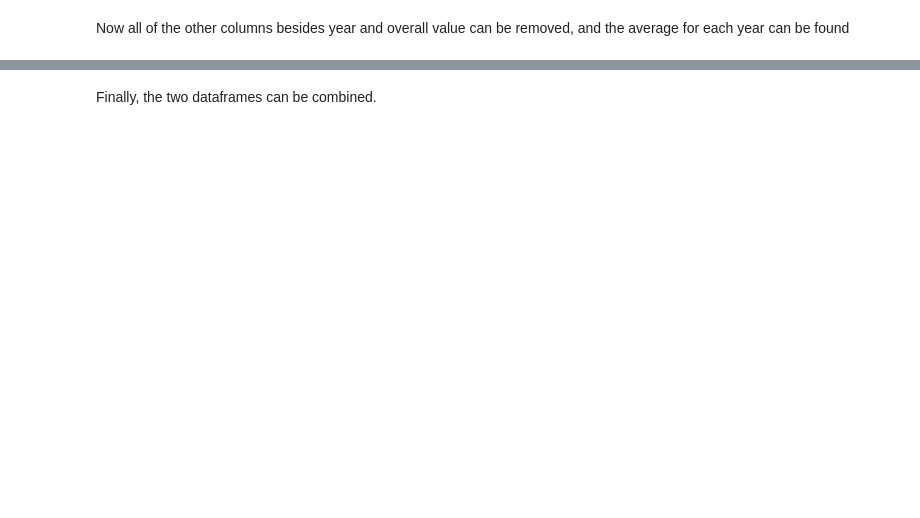
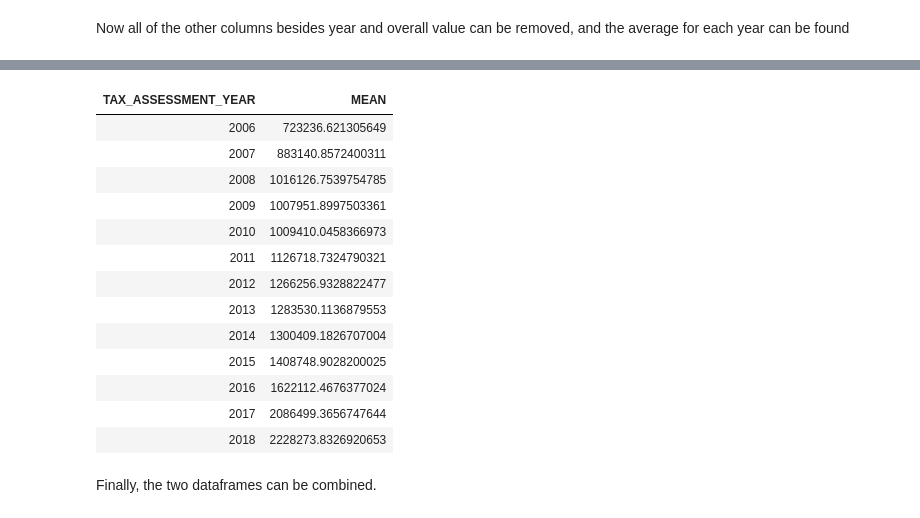
Before and after one commit to lukejohnhansen/Van-Crime, a Jupyter notebook: vancouver_crimes.ipynb, the cells around one changed output, grey strips where cells are left out. Cells and saved outputs as stored; diff of their text form; code cells hidden in the pictures; blank space fills up the shorter version.

```diff
--- a/vancouver_crimes.ipynb
+++ b/vancouver_crimes.ipynb
@@ -315,2 +273,27 @@ Now all of the other columns besides year and overall value can be removed, and
+# %%
+from pyspark.sql.functions import mean
+
+prop_df = (prop_df
+    .groupBy("TAX_ASSESSMENT_YEAR")
+    .agg(mean("OVERALL_VALUE").alias("MEAN"))
+    .filter(prop_df["TAX_ASSESSMENT_YEAR"] >= 2006)
+    .filter(prop_df["TAX_ASSESSMENT_YEAR"] <= 2019)
+    .orderBy("TAX_ASSESSMENT_YEAR", ascending=True))
+display(prop_df)
+# %% [output]
+| TAX_ASSESSMENT_YEAR | MEAN |
+| 2006 | 723236.621305649 |
+| 2007 | 883140.8572400311 |
+| 2008 | 1016126.7539754785 |
+| 2009 | 1007951.8997503361 |
+| 2010 | 1009410.0458366973 |
+| 2011 | 1126718.7324790321 |
+| 2012 | 1266256.9328822477 |
+| 2013 | 1283530.1136879553 |
+| 2014 | 1300409.1826707004 |
+| 2015 | 1408748.9028200025 |
+| 2016 | 1622112.4676377024 |
+| 2017 | 2086499.3656747644 |
+| 2018 | 2228273.8326920653 |
 # %% [markdown]
 Finally, the two dataframes can be combined.
```
Also changed, not shown: parts of 30 cells of this notebook, 1 other file.
